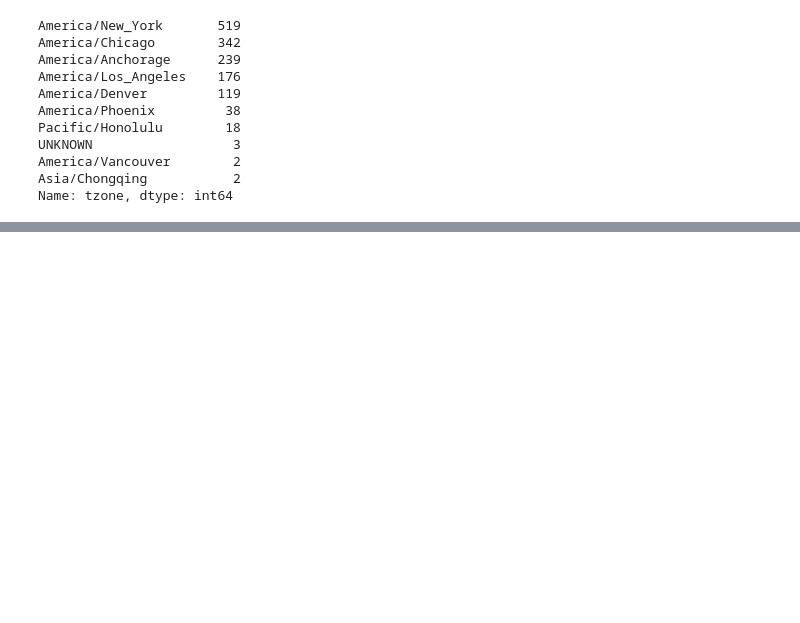
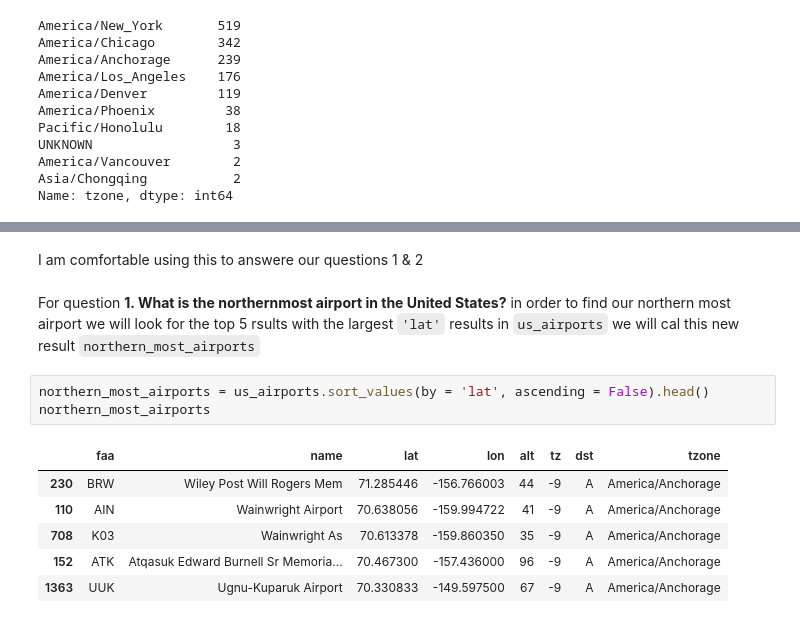
Before and after one commit to Dawad81/IS362-Database-Acquisition-and-Management, a Jupyter notebook: IS362_Assignment5.ipynb, the cells around one changed output, grey strips where cells are left out. Cells and saved outputs as stored; diff of their text form; blank space fills up the shorter version.

```diff
--- a/IS362_Assignment5.ipynb
+++ b/IS362_Assignment5.ipynb
@@ -130,0 +162,14 @@ airportscopy[airportscopy['tzone'].str.contains('Asia/Chongqing')]
+# %% [markdown]
+I am comfortable using this to answere our questions 1 & 2
+# %% [markdown]
+For question **1. What is the northernmost airport in the United States?** in order to find our northern most airport we will look for the top 5 rsults with the largest `'lat'` results in `us_airports` we will cal this new result `northern_most_airports`
+# %%
+northern_most_airports = us_airports.sort_values(by = 'lat', ascending = False).head()
+northern_most_airports
+# %% [output]
+|  | faa | name | lat | lon | alt | tz | dst | tzone |
+| 230 | BRW | Wiley Post Will Rogers Mem | 71.285446 | -156.766003 | 44 | -9 | A | America/Anchorage |
+| 110 | AIN | Wainwright Airport | 70.638056 | -159.994722 | 41 | -9 | A | America/Anchorage |
+| 708 | K03 | Wainwright As | 70.613378 | -159.860350 | 35 | -9 | A | America/Anchorage |
+| 152 | ATK | Atqasuk Edward Burnell Sr Memoria... | 70.467300 | -157.436000 | 96 | -9 | A | America/Anchorage |
+| 1363 | UUK | Ugnu-Kuparuk Airport | 70.330833 | -149.597500 | 67 | -9 | A | America/Anchorage |
```
Also changed, not shown: parts of 36 cells of this notebook, 1 other file.
